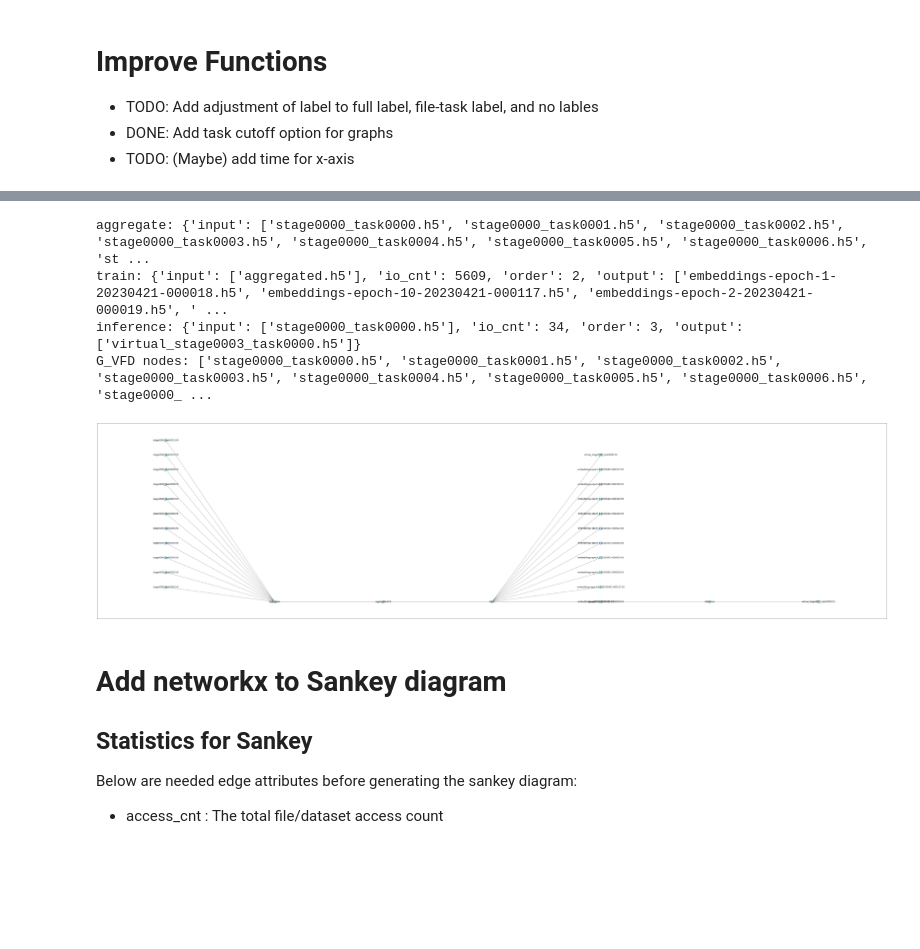
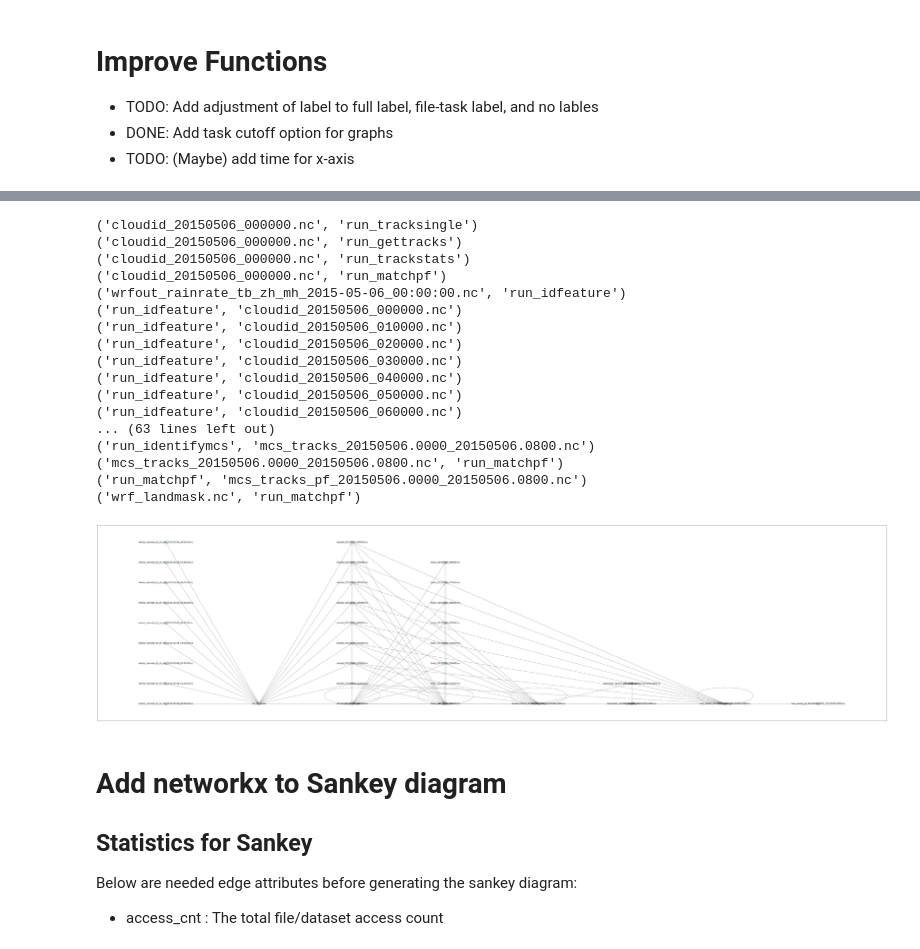
Before and after one commit to candiceT233/dayu-tracker, a Jupyter notebook: stat_to_sankey/VFD_stat_to_Sankey.ipynb, the cells around one changed output, grey strips where cells are left out. Saved outputs shown, nothing was run; the diff lists cells and outputs as text; code cells hidden in the pictures; blank space fills up the shorter version.

Commit message:
add cut_off option, fixed bug for missed files, fixed file node stats

```diff
--- a/stat_to_sankey/VFD_stat_to_Sankey.ipynb
+++ b/stat_to_sankey/VFD_stat_to_Sankey.ipynb
@@ -20,9 +20,9 @@ from scipy import stats
 
 # test_name = "1p9f9s_run"
 # test_name = "seq6f3s"
-# test_name = "seq9f9s"
+test_name = "seq9f9s"
 # test_name = "ddmd_12p4s_short"
-test_name = "ddmd_12p4s"
+# test_name = "ddmd_12p4s"
 
 
 stat_path=f"../example_stat/{test_name}"
@@ -273,23 +329,27 @@ inference : {'input': ['stage0000_task0000.h5'], 'io_cnt': 34, 'order': 3, 'outp
-# %%
-
-
-# print(task_file_map)
-for task, file_stat in task_file_map.items():
-    print(f"{task}: {file_stat}")
-
-G_VFD = add_task_file_edges(G_VFD, task_file_map)
-# display_all_nodes_attr(G_VFD)
-print(f"G_VFD nodes: {G_VFD.nodes}")
-# %% [output]
-aggregate: {'input': ['stage0000_task0000.h5', 'stage0000_task0001.h5', 'stage0000_task0002.h5', 'stage0000_task0003.h5', 'stage0000_task0004.h5', 'stage0000_task0005.h5', 'stage0000_task0006.h5', 'st ...
-train: {'input': ['aggregated.h5'], 'io_cnt': 5609, 'order': 2, 'output': ['embeddings-epoch-1-20230421-000018.h5', 'embeddings-epoch-10-20230421-000117.h5', 'embeddings-epoch-2-20230421-000019.h5', ' ...
-inference: {'input': ['stage0000_task0000.h5'], 'io_cnt': 34, 'order': 3, 'output': ['virtual_stage0003_task0000.h5']}
-G_VFD nodes: ['stage0000_task0000.h5', 'stage0000_task0001.h5', 'stage0000_task0002.h5', 'stage0000_task0003.h5', 'stage0000_task0004.h5', 'stage0000_task0005.h5', 'stage0000_task0006.h5', 'stage0000_ ...
 # %%
+for e in G_VFD.edges:
+    print(e)
 
-draw_graph(G_VFD, test_name, prefix=f'{(CUT_OFF_STAGE+1)}s', save=True)
+draw_graph(G_VFD, test_name, prefix=f'{(SELECT_STAGE_END+1)}s', save=True)
 # %% [output]
+('cloudid_20150506_000000.nc', 'run_tracksingle')
+('cloudid_20150506_000000.nc', 'run_gettracks')
+('cloudid_20150506_000000.nc', 'run_trackstats')
+('cloudid_20150506_000000.nc', 'run_matchpf')
+('wrfout_rainrate_tb_zh_mh_2015-05-06_00:00:00.nc', 'run_idfeature')
+('run_idfeature', 'cloudid_20150506_000000.nc')
+('run_idfeature', 'cloudid_20150506_010000.nc')
+('run_idfeature', 'cloudid_20150506_020000.nc')
+('run_idfeature', 'cloudid_20150506_030000.nc')
+('run_idfeature', 'cloudid_20150506_040000.nc')
+('run_idfeature', 'cloudid_20150506_050000.nc')
+('run_idfeature', 'cloudid_20150506_060000.nc')
+... (63 lines left out)
+('run_identifymcs', 'mcs_tracks_20150506.0000_20150506.0800.nc')
+('mcs_tracks_20150506.0000_20150506.0800.nc', 'run_matchpf')
+('run_matchpf', 'mcs_tracks_pf_20150506.0000_20150506.0800.nc')
+('wrf_landmask.nc', 'run_matchpf')
-[figure, old version]
+[figure, new version]
 # %% [markdown]
 # Add networkx to Sankey diagram
 
```
Also changed, not shown: parts of 8 cells of this notebook.
